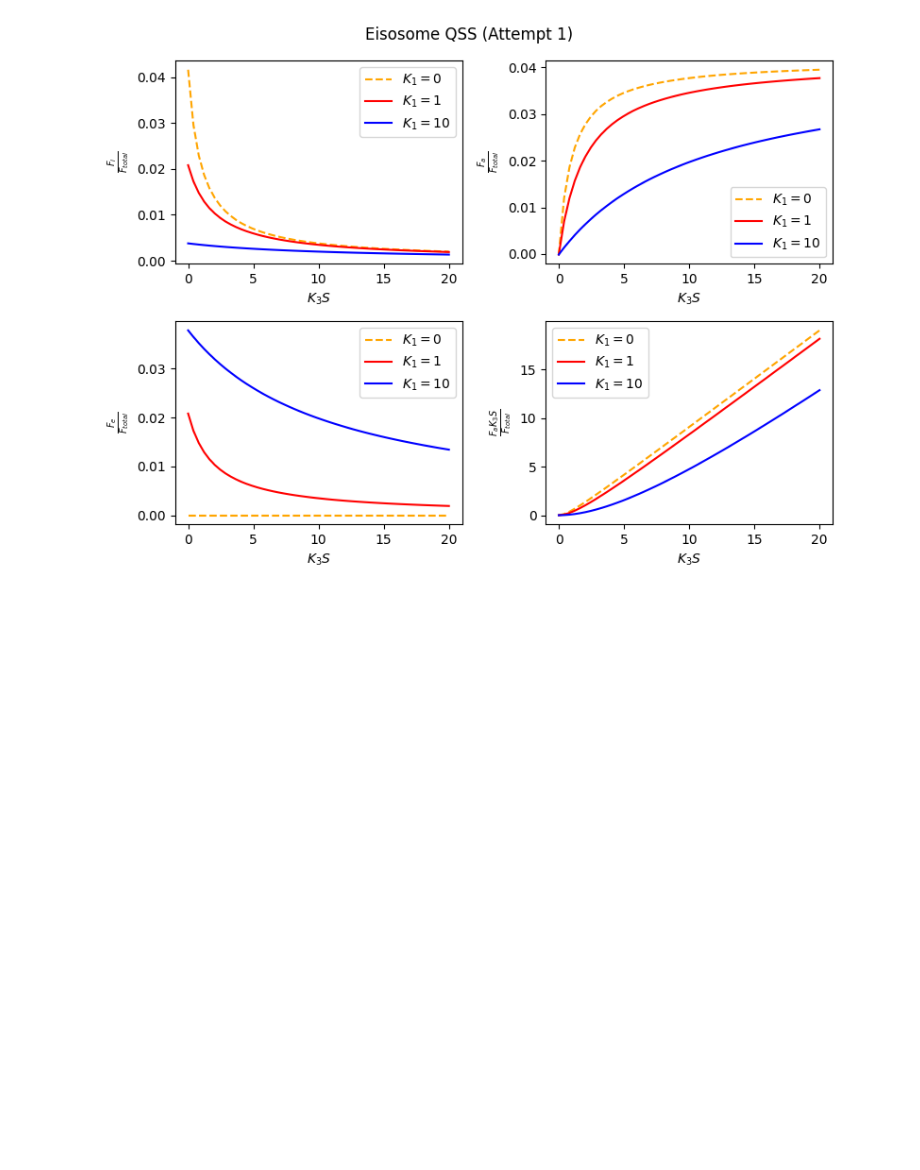
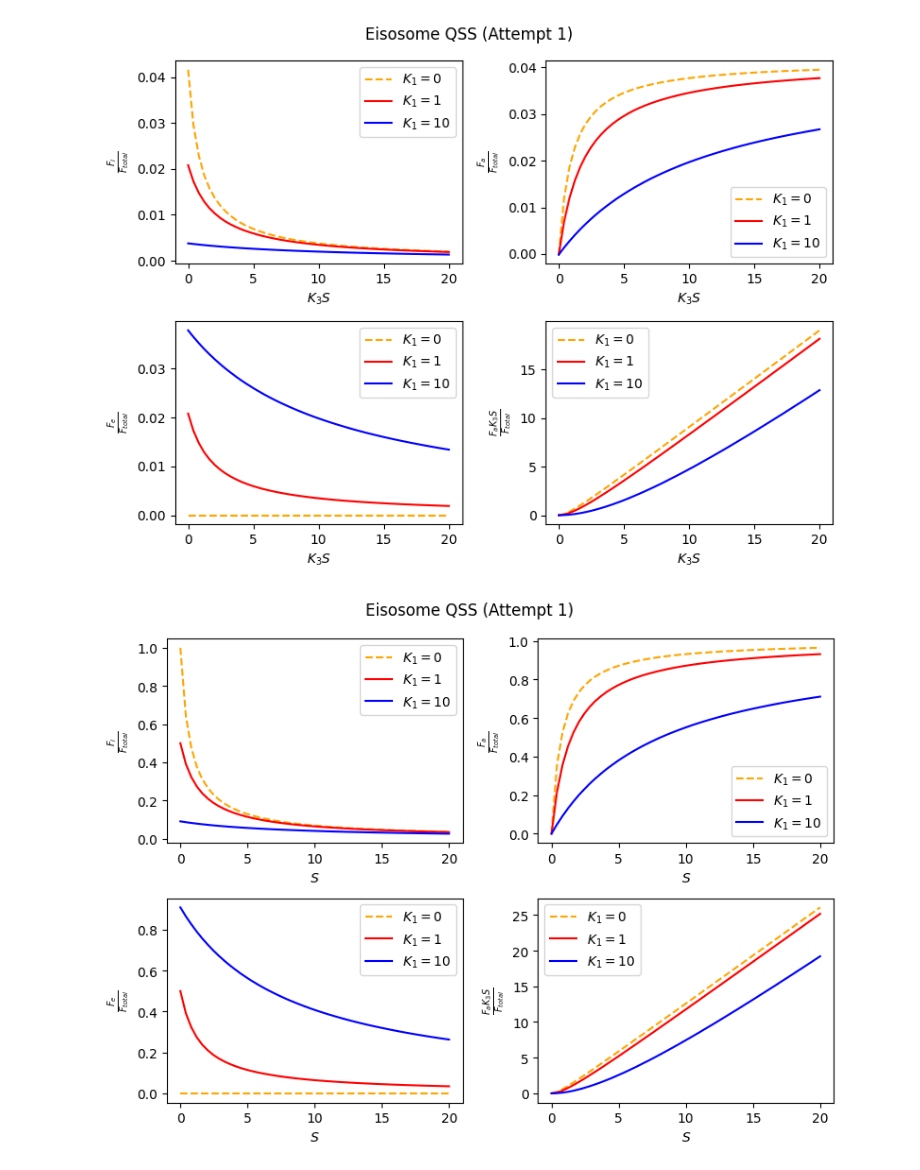
Before and after one commit to ethygers/Mup1_Modeling, a Jupyter notebook: eisosome_workshopping.ipynb, the cells around one changed output. Cells and saved outputs as stored; diff of their text form; code cells hidden in the pictures; blank space fills up the shorter version.

Commit message:
produced unscaled graphs for eisosome model

```diff
--- a/eisosome_workshopping.ipynb
+++ b/eisosome_workshopping.ipynb
@@ -65,3 +65,63 @@ plt.tight_layout()
 plt.show()
 # %% [output]
 [figure]
+# %%
+### This time without scaling
+
+k3 = 10**2 / 0.74
+k4 = 10**2
+K3 = k3 / k4
+
+Fe = (K1) / (K1 + 1 + K3 * S)
+Fi = 1 / (K1 + 1 + K3 * S)
+Fa = (K3 * S) / (K1 + 1 + K3 * S)
+
+
+# 4 plots, each with K1 = 0, K1 = 1, K1 = 10
+Fi_eq = sy.lambdify((S, K1), Fi)
+Fe_eq = sy.lambdify((S, K1), Fe)
+Fa_eq = sy.lambdify((S, K1), Fa)
+FaK3S_eq = sy.lambdify((S, K1), (Fa * S * K3))
+
+xrange = np.linspace(0, 20, 50)
+
+# plot them
+fig = plt.figure(figsize=(8, 6))
+plt.subplot(2, 2, 1)
+plt.plot(xrange, Fi_eq(xrange, 0), linestyle='--', color='orange', label="$K_1=0$")
+plt.plot(xrange, Fi_eq(xrange, 1), color='r', label="$K_1=1$")
+plt.plot(xrange, Fi_eq(xrange, 10), color='b', label="$K_1=10$")
+plt.ylabel(r"$\frac{F_i}{F_{total}}$")
+plt.xlabel("$S$")
+plt.legend()
+
+plt.subplot(222)
+plt.plot(xrange, Fa_eq(xrange, 0), linestyle='--', color='orange', label="$K_1=0$")
+plt.plot(xrange, Fa_eq(xrange, 1), color='r', label="$K_1=1$")
+plt.plot(xrange, Fa_eq(xrange, 10), color='b', label="$K_1=10$")
+plt.ylabel(r"$\frac{F_a}{F_{total}}$")
+plt.xlabel("$S$")
+plt.legend()
+
+plt.subplot(223)
+plt.plot(xrange, Fe_eq(xrange, 0), linestyle='--', color='orange', label="$K_1=0$")
+plt.plot(xrange, Fe_eq(xrange, 1), color='r', label="$K_1=1$")
+plt.plot(xrange, Fe_eq(xrange, 10), color='b', label="$K_1=10$")
+plt.ylabel(r"$\frac{F_e}{F_{total}}$")
+plt.xlabel("$S$")
+plt.legend()
+
+plt.subplot(2, 2, 4)
+plt.plot(xrange, FaK3S_eq(xrange, 0), linestyle='--', color='orange', label="$K_1=0$")
+plt.plot(xrange, FaK3S_eq(xrange, 1), color='r', label="$K_1=1$")
+plt.plot(xrange, FaK3S_eq(xrange, 10), color='b', label="$K_1=10$")
+plt.ylabel(r"$\frac{F_aK_3S}{F_{total}}$")
+plt.xlabel("$S$")
+plt.legend()
+
+plt.suptitle("Eisosome QSS (Attempt 1)")
+plt.tight_layout()
+# plt.savefig("Images/eisosome/quasi_steady_state_attempt1_scaled.png")
+plt.show()
+# %% [output]
+[figure, added]
```
